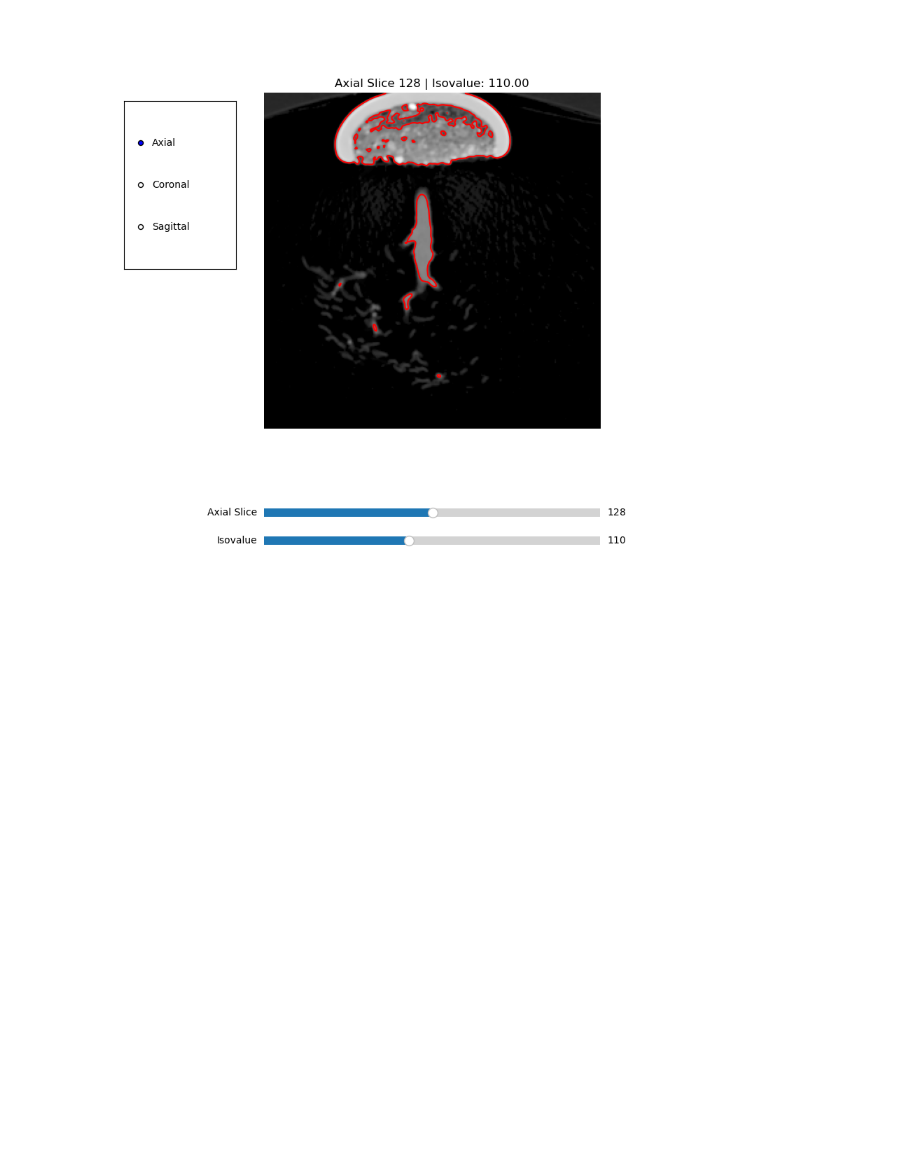
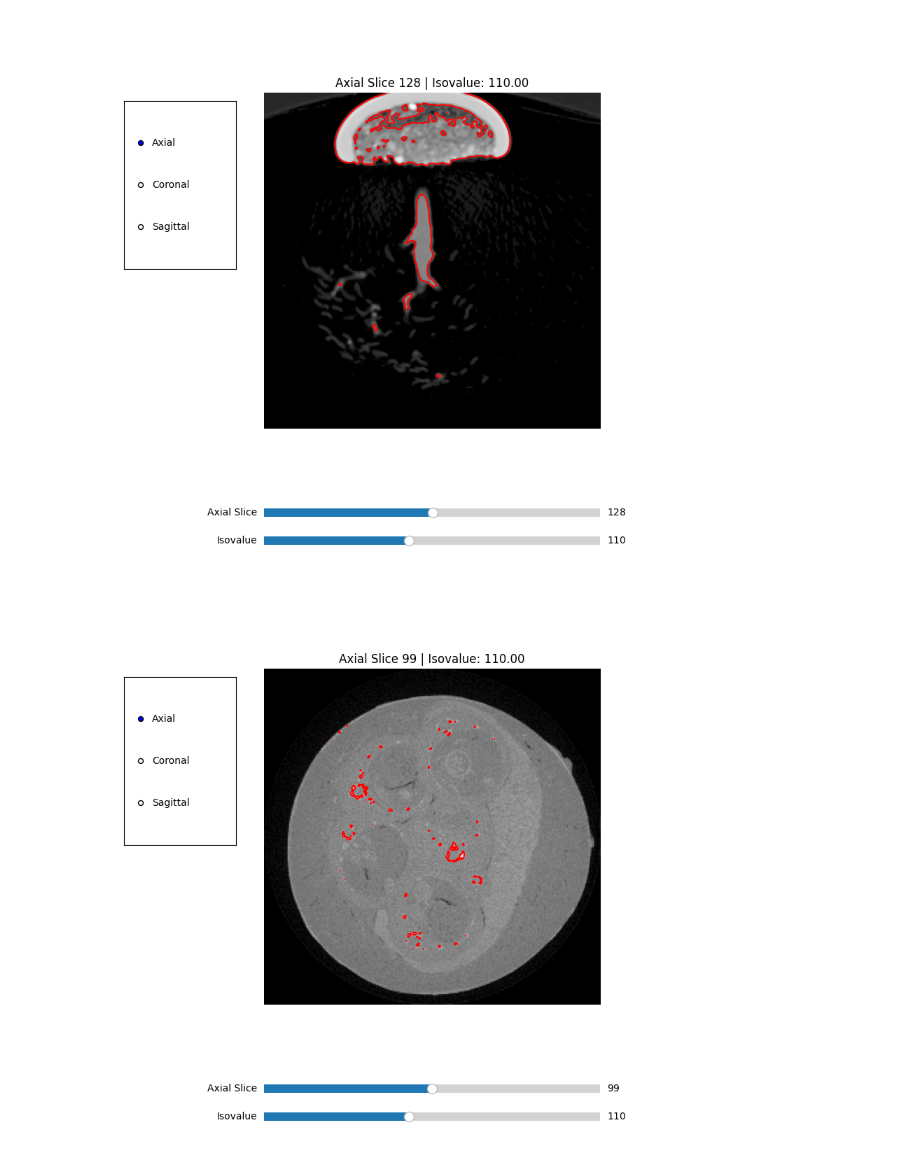
Before and after one commit to Bosser16/canny-edge, a Jupyter notebook: Isocontour-Slices.ipynb, the cells around one changed output. Drawn from its saved outputs; the diff is of its cells as text; code cells hidden in the pictures; blank space fills up the shorter version.

```diff
--- a/Isocontour-Slices.ipynb
+++ b/Isocontour-Slices.ipynb
@@ -432,3 +433,83 @@ radio5.on_clicked(on_axis_change5)
 plt.show()
 # %% [output]
 [figure]
+# %%
+def load_volume6(filename6: str, shape6=(256, 256, 256), dtype=np.uint8) -> np.ndarray:
+    with open(filename6, 'rb') as f:
+        volume6 = np.fromfile(f, dtype=dtype).reshape(shape6)
+    return volume6
+
+def get_slice6(volume6: np.ndarray, axis6: int, index6: int) -> np.ndarray:
+    if axis6 == 0:
+        return volume6[index6, :, :]
+    elif axis6 == 1:
+        return volume6[:, index6, :]
+    elif axis6 == 2:
+        return volume6[:, :, index6]
+    else:
+        raise ValueError("Axis must be 0, 1, or 2.")
+
+dataset6 = ov.load_dataset("http://klacansky.com/open-scivis-datasets/kingsnake/kingsnake.idx", cache_dir=".")
+volume6 = dataset6.read(resolution=24)
+shape6 = volume6.shape
+
+axis6 = 0
+slice_index6 = shape6[axis6] // 2
+isovalue6 = 110
+
+fig6, ax6 = plt.subplots(figsize=(8, 8))
+plt.subplots_adjust(left=0.3, bottom=0.25)
+
+img6 = get_slice6(volume6, axis6, slice_index6)
+image_display6 = ax6.imshow(img6, cmap="gray")
+contour_display6 = [ax6.contour(img6, levels=[isovalue6], colors='red')]
+ax6.set_title(f"{['Axial','Coronal','Sagittal'][axis6]} Slice {slice_index6} | Isovalue: {isovalue6:.2f}")
+ax6.axis("off")
+
+radio_ax6 = plt.axes([0.05, 0.55, 0.2, 0.3])
+radio6 = RadioButtons(radio_ax6, ('Axial', 'Coronal', 'Sagittal'))
+
+slice_slider_ax6 = plt.axes([0.3, 0.1, 0.6, 0.03])
+slice_slider6 = Slider(slice_slider_ax6, f'{["Axial", "Coronal", "Sagittal"][axis6]} Slice',
+                       0, shape6[axis6]-1, valinit=slice_index6, valstep=1)
+
+iso_slider_ax6 = plt.axes([0.3, 0.05, 0.6, 0.03])
+iso_slider6 = Slider(iso_slider_ax6, 'Isovalue', np.min(volume6), np.max(volume6), valinit=isovalue6)
+
+def update_plot6():
+    idx6 = int(slice_slider6.val)
+    iso6 = iso_slider6.val
+    new_img6 = get_slice6(volume6, axis6, idx6)
+
+    ax6.clear()
+    ax6.imshow(new_img6, cmap="gray")
+    ax6.contour(new_img6, levels=[iso6], colors='red')
+    ax6.set_title(f"{['Axial','Coronal','Sagittal'][axis6]} Slice {idx6} | Isovalue: {iso6:.2f}")
+    ax6.axis("off")
+    fig6.canvas.draw_idle()
+
+def on_slice_change6(val):
+    update_plot6()
+
+def on_iso_change6(val):
+    update_plot6()
+
+slice_slider6.on_changed(on_slice_change6)
+iso_slider6.on_changed(on_iso_change6)
+
+def on_axis_change6(label6):
+    global axis6
+    axis6 = {'Axial': 0, 'Coronal': 1, 'Sagittal': 2}[label6]
+    new_max6 = shape6[axis6] - 1
+
+    slice_slider6.label.set_text(f'{label6} Slice')
+    slice_slider6.valmax = new_max6
+    slice_slider6.ax.set_xlim(0, new_max6)
+
+    slice_slider6.set_val(min(slice_slider6.val, new_max6))
+
+radio6.on_clicked(on_axis_change6)
+
+plt.show()
+# %% [output]
+[figure, added]
```
Also changed, not shown: parts of 2 cells of this notebook, 1 other file.
